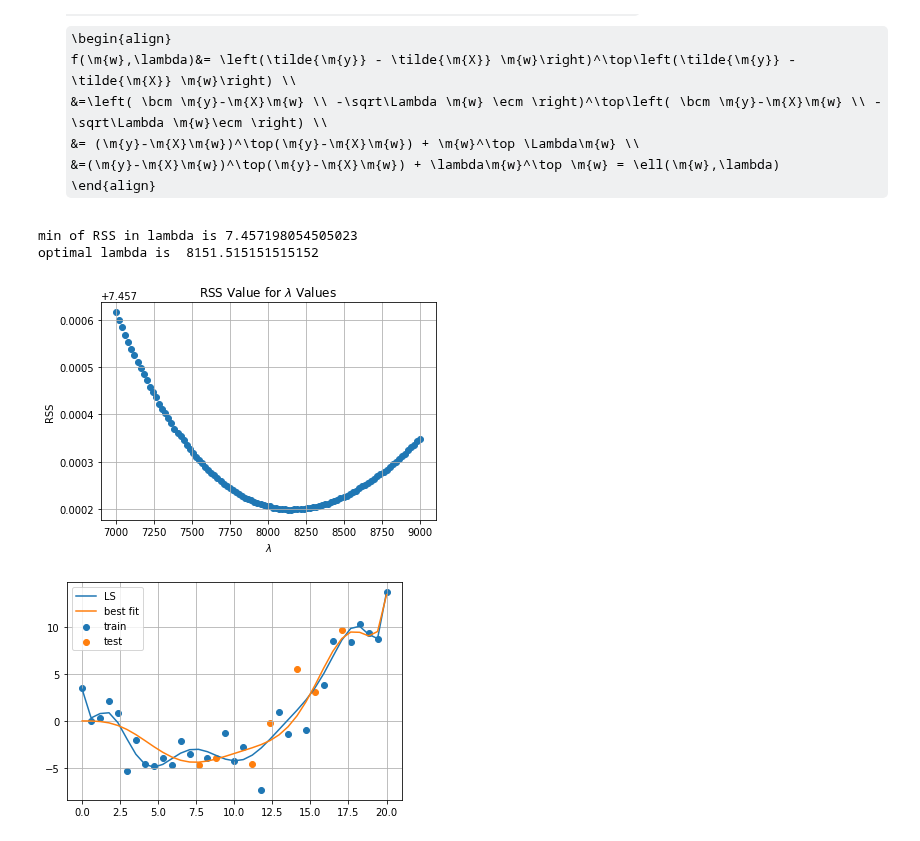
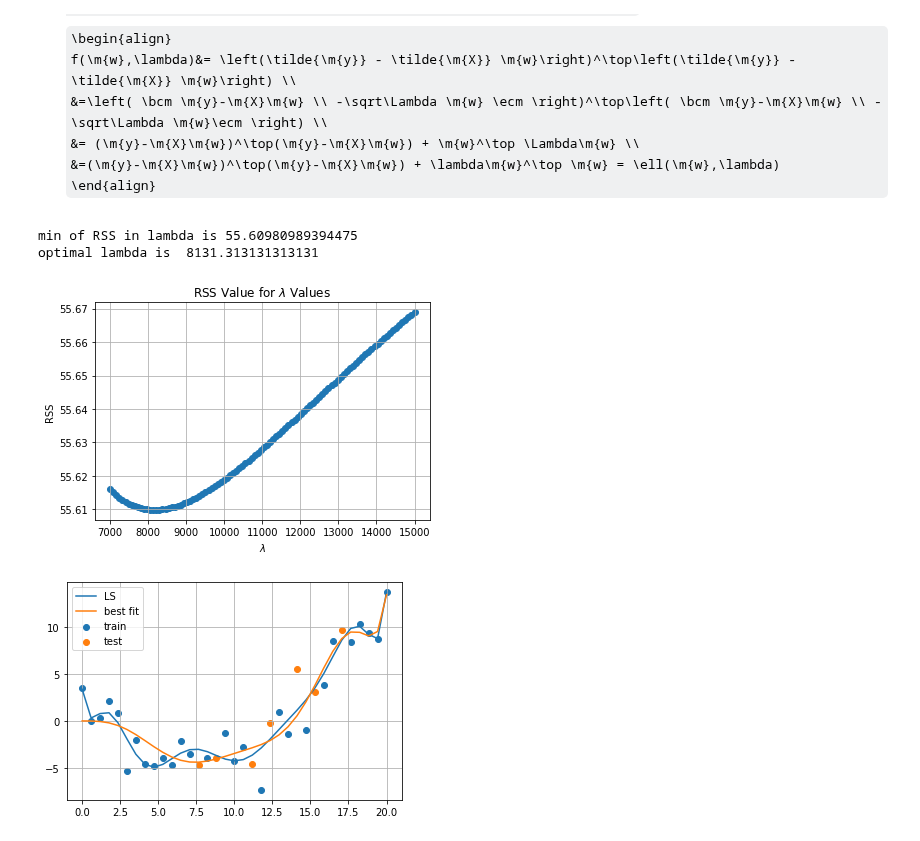
Before and after one commit to yexf308/AppliedStatistics, a Jupyter notebook: 5_Ridge_Regression.ipynb, the cells around one changed output. Cells and saved outputs as stored; diff of their text form; code cells hidden in the pictures; some formulas as TeX source.

```diff
--- a/5_Ridge_Regression.ipynb
+++ b/5_Ridge_Regression.ipynb
@@ -78,38 +78,38 @@ y = y + np.random.normal(0, 1, N) * 2
 
 
 # let's try  10th order polynomial
 d = 10
 X        = np.ones((N, 1))
 for i in range(1,d+1):
   X   = np.hstack([X, X0**i])
 
 # use hold-out
 # we split the data into two parts: training and testing
 X_train, X_test, y_train, y_test = train_test_split(X, y, test_size=0.2, random_state=42)
 
 #l_span   = [10**-3, 10**-2, 10**-1, 1, 10, 100, 1000, 10000]
-l_span    = linspace(7000,9000,100)
+l_span    = linspace(7000,15000,100)
 RSS_test = []
 w_store  = []
 for l in l_span:
   w_hat     = ridge_qr_solve(X_train, y_train, l)
   yhat_test = X_test.dot(w_hat)
   w_store.append(w_hat)
-  RSS_test.append(norm(y_test-yhat_test))
+  RSS_test.append(norm(y_test-yhat_test)**2)
 
 
 fig, ax = plt.subplots()
 ax.scatter(l_span, RSS_test)
 ylabel('RSS')
 xlabel('$\lambda$')
 title('RSS Value for $\lambda$ Values')
 grid()
 print('min of RSS in lambda is', min(RSS_test))
 print('optimal lambda is ', l_span[argmin(RSS_test)])
 # %% [output]
-min of RSS in lambda is 7.457198054505023
-optimal lambda is  8151.515151515152
+min of RSS in lambda is 55.60980989394475
+optimal lambda is  8131.313131313131
-[figure, old version]
+[figure, new version]
 # %%
 fig, ax = plt.subplots()
 ax.scatter(X_train[:,1], y_train)
```
Also changed, not shown: parts of 8 cells of this notebook.
